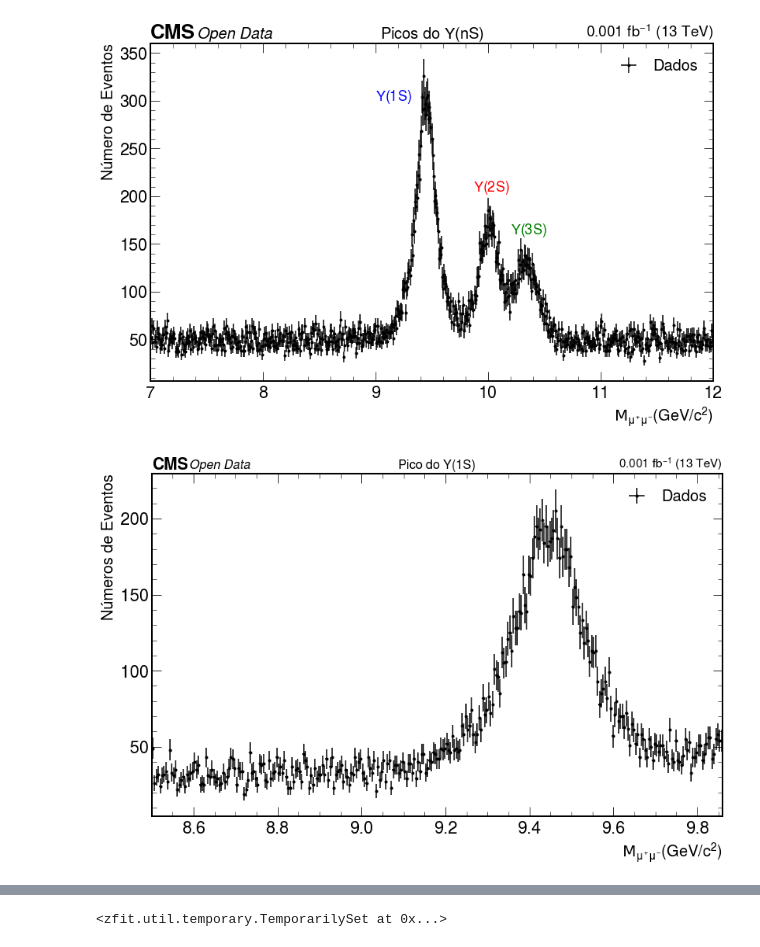
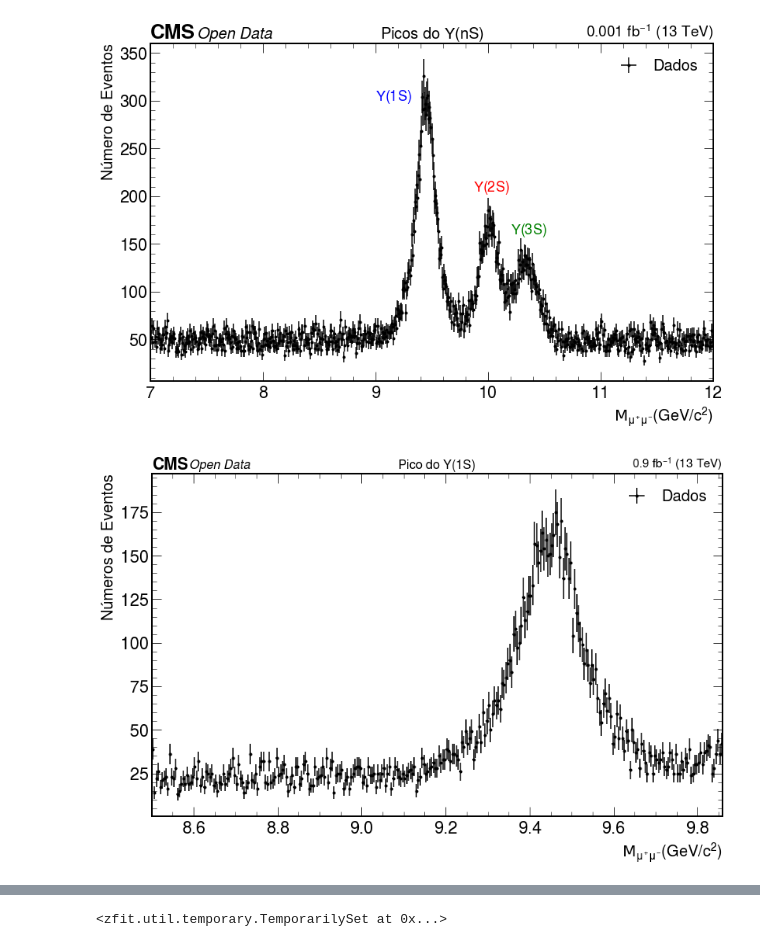
Before and after one commit to teteumac/Projeto-Final---Analise-em-FAE, a Jupyter notebook: Exercicio_4_e_5.ipynb, the cells around one changed output, grey strips where cells are left out. Drawn from its saved outputs; the diff is of its cells as text; code cells hidden in the pictures.

```diff
--- a/Exercicio_4_e_5.ipynb
+++ b/Exercicio_4_e_5.ipynb
@@ -67,27 +60,32 @@ lista_eta_pt = lista_eta[lista_pt_cut]
+# %%
+corte_eta = 1.6
+corte_pt = 3.5
+lista_eta_abs = abs(lista_eta)
+lista_massa_cut_1 = (lista_eta_abs < corte_eta) & (lista_pt > corte_pt)
+lista_massa_fit_2 = lista_massa[lista_massa_cut_1]
 # %%
-lista_massa_cut = ( lista_massa_pt < xmax ) & ( lista_massa_pt > xmin ) # intervalo de massa característico do pico do méson Upsilon(1S)
-lista_massa_fit = lista_massa_pt[ lista_massa_cut ]
-array_pt = lista_pt_after_cut[lista_massa_cut]
+lista_massa_cut = ( lista_massa_fit_2 < xmax ) & ( lista_massa_fit_2 > xmin ) # intervalo de massa característico do pico do méson Upsilon(1S)
+lista_massa_fit = lista_massa_fit_2[ lista_massa_cut ]
 
 plt.figure(figsize = ( 13, 8 ))
 
 counts_1, bin_edges_1 = np.histogram( lista_massa_fit , bins=np.linspace(xmin,xmax,300))
 errors_1 = np.sqrt( counts_1 )
 bin_centres_1 = ( bin_edges_1[:-1] + bin_edges_1[1:] ) / 2.
 plt.errorbar(bin_centres_1, counts_1,
-             yerr = errors_1, xerr = abs(bin_centres_1[4] - bin_centres_1[5])/2,
+             yerr = errors_1, xerr = abs(bin_centres_1[1] - bin_centres_1[2])/2,
              fmt='.', label = 'Dados', color = 'black')
 
 plt.xlabel(r"$\mathcal{M}_{\mu^{+}\mu^{-}}(GeV/c^{2})$", fontsize = 20)
 plt.ylabel('Números de Eventos',fontsize = 20)
 plt.ticklabel_format(axis="y", style="sci", scilimits=(0,3), useMathText = True)
-hep.cms.label(llabel="Open Data", rlabel="0.001 fb$^{-1}$ (13 TeV)", fontsize = 16)
+hep.cms.label(llabel="Open Data", rlabel="0.9 fb$^{-1}$ (13 TeV)", fontsize = 16)
 plt.title(r"Pico do $\Upsilon(1S)$ " , fontsize = 16)
 plt.legend(loc='best',fontsize = 20)
 plt.xlim(xmin,xmax)
 plt.style.use(hep.style.ROOT)
 # %% [output]
-[figure, old version]
+[figure, new version]
 # %%
 import zfit
 # %%
```
Also changed, not shown: parts of 13 cells of this notebook.
